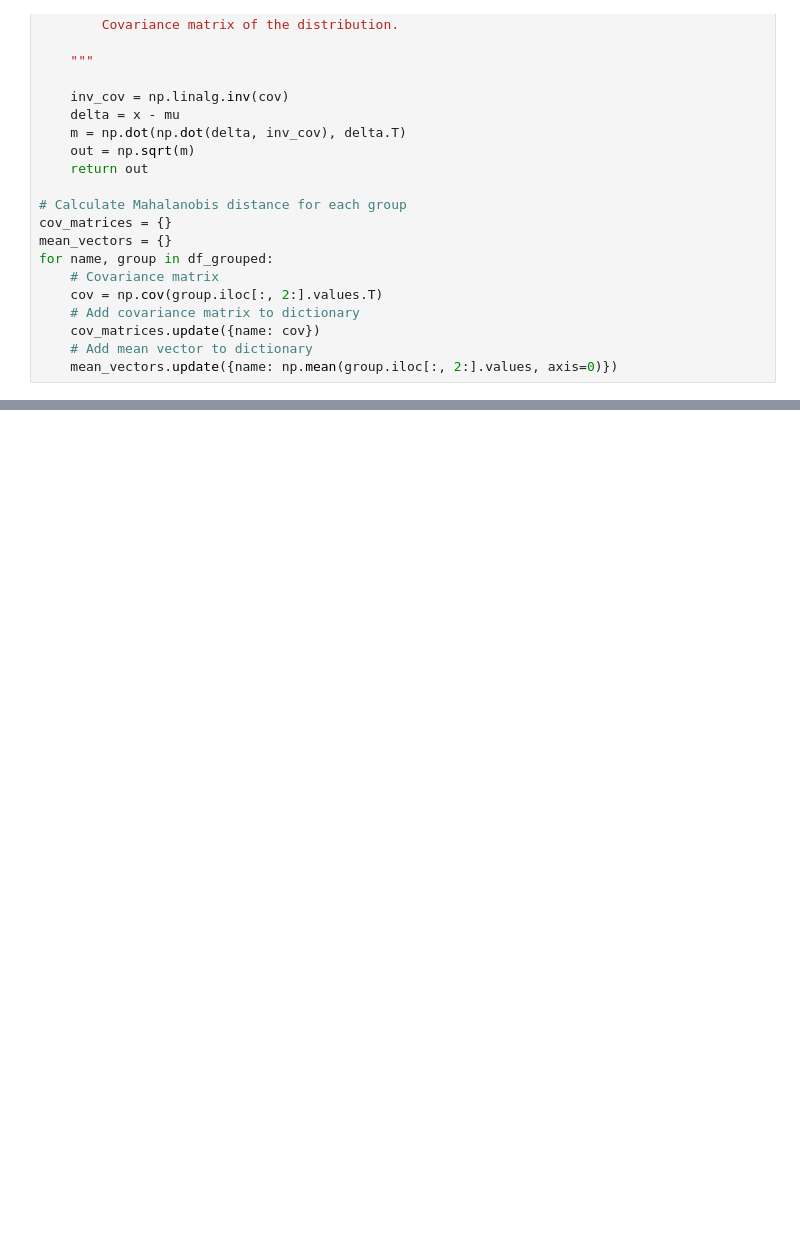
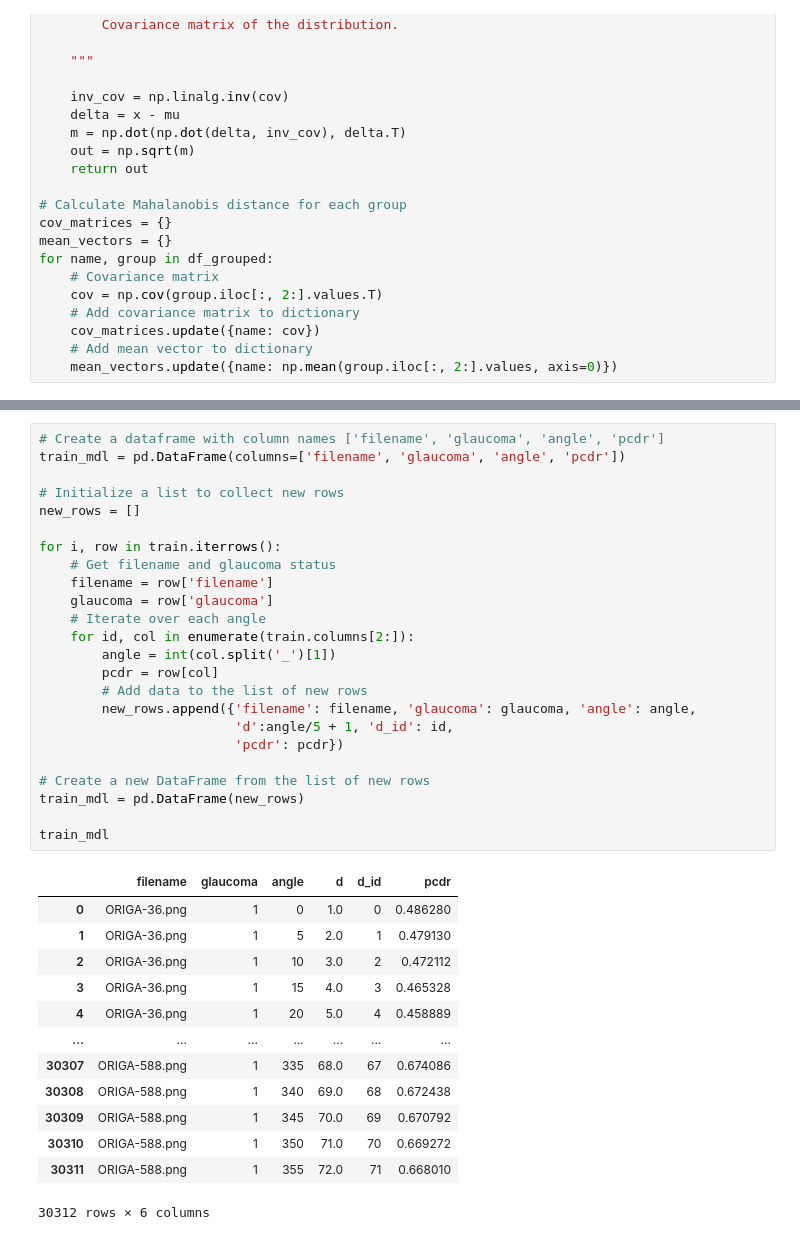
Before and after one commit to Borja21091/Prapillyzer, a Jupyter notebook: notebooks/SMDG_analysis.ipynb, the cells around one changed output, grey strips where cells are left out. Saved outputs shown, nothing was run; the diff lists cells and outputs as text; blank space fills up the shorter version.

```diff
--- a/notebooks/SMDG_analysis.ipynb
+++ b/notebooks/SMDG_analysis.ipynb
@@ -206,0 +191,38 @@ train
+# %%
+# Create a dataframe with column names ['filename', 'glaucoma', 'angle', 'pcdr']
+train_mdl = pd.DataFrame(columns=['filename', 'glaucoma', 'angle', 'pcdr'])
+
+# Initialize a list to collect new rows
+new_rows = []
+
+for i, row in train.iterrows():
+    # Get filename and glaucoma status
+    filename = row['filename']
+    glaucoma = row['glaucoma']
+    # Iterate over each angle
+    for id, col in enumerate(train.columns[2:]):
+        angle = int(col.split('_')[1])
+        pcdr = row[col]
+        # Add data to the list of new rows
+        new_rows.append({'filename': filename, 'glaucoma': glaucoma, 'angle': angle,
+                         'd':angle/5 + 1, 'd_id': id,
+                         'pcdr': pcdr})
+
+# Create a new DataFrame from the list of new rows
+train_mdl = pd.DataFrame(new_rows)
+
+train_mdl
+# %% [output]
+|  | filename | glaucoma | angle | d | d_id | pcdr |
+| 0 | ORIGA-36.png | 1 | 0 | 1.0 | 0 | 0.486280 |
+| 1 | ORIGA-36.png | 1 | 5 | 2.0 | 1 | 0.479130 |
+| 2 | ORIGA-36.png | 1 | 10 | 3.0 | 2 | 0.472112 |
+| 3 | ORIGA-36.png | 1 | 15 | 4.0 | 3 | 0.465328 |
+| 4 | ORIGA-36.png | 1 | 20 | 5.0 | 4 | 0.458889 |
+| ... | ... | ... | ... | ... | ... | ... |
+| 30307 | ORIGA-588.png | 1 | 335 | 68.0 | 67 | 0.674086 |
+| 30308 | ORIGA-588.png | 1 | 340 | 69.0 | 68 | 0.672438 |
+| 30309 | ORIGA-588.png | 1 | 345 | 70.0 | 69 | 0.670792 |
+| 30310 | ORIGA-588.png | 1 | 350 | 71.0 | 70 | 0.669272 |
+| 30311 | ORIGA-588.png | 1 | 355 | 72.0 | 71 | 0.668010 |
+30312 rows × 6 columns
```
Also changed, not shown: parts of 6 cells of this notebook.
